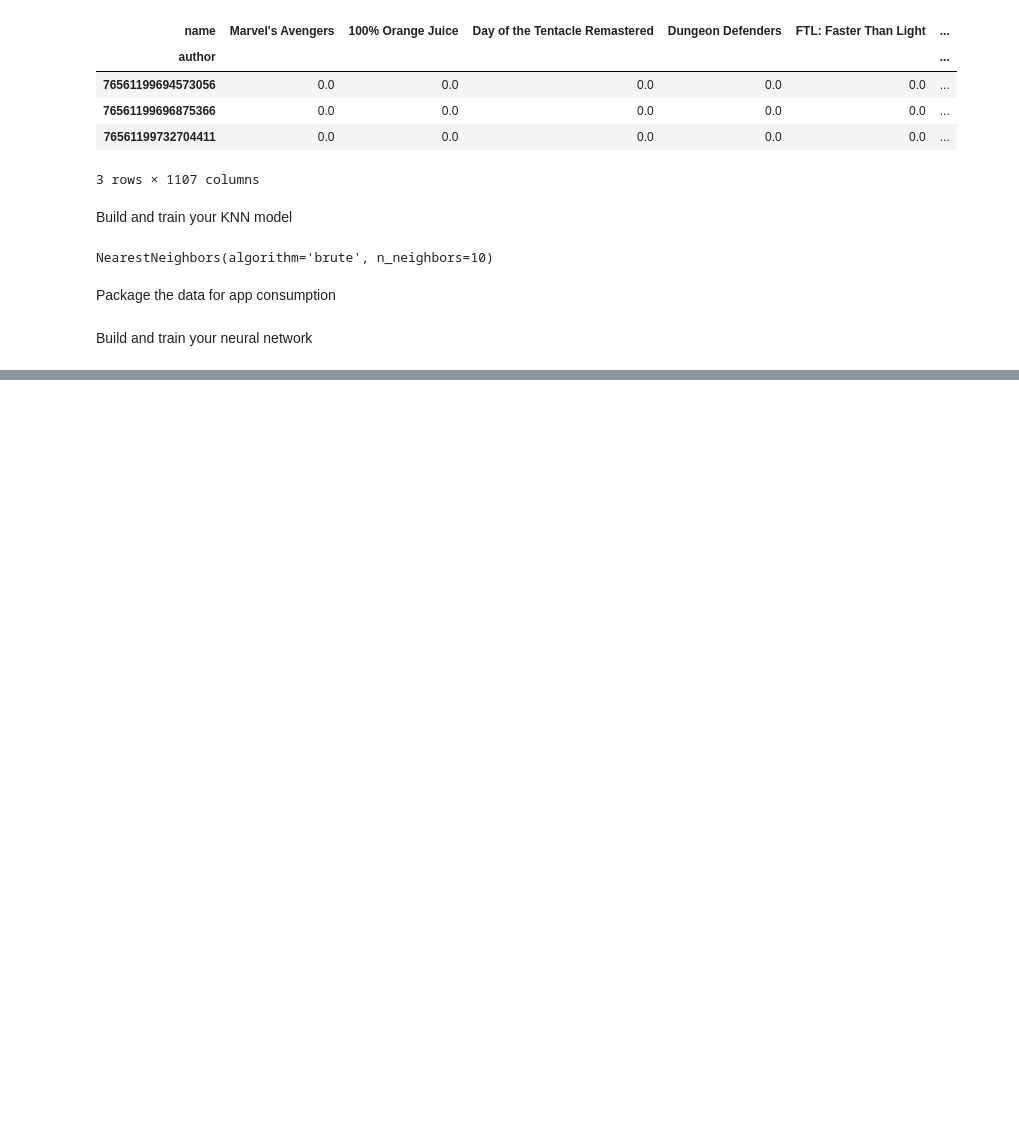
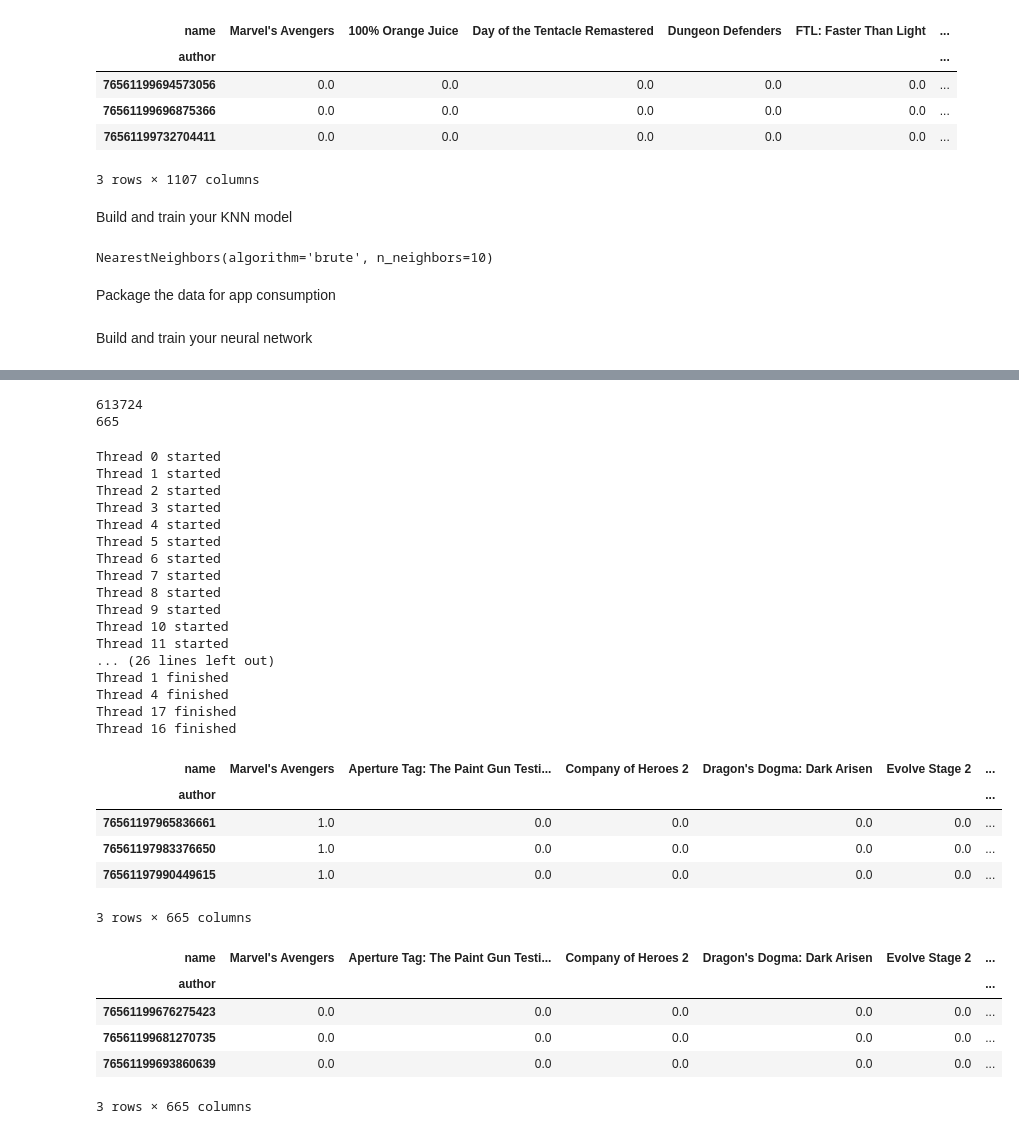
Before and after one commit to heidthecamp/steam_game_recommendation_system, a Jupyter notebook: notebooks/steam_games.ipynb, the cells around one changed output, grey strips where cells are left out. Cells and saved outputs as stored; diff of their text form; code cells hidden in the pictures; blank space fills up the shorter version.

```diff
--- a/notebooks/steam_games.ipynb
+++ b/notebooks/steam_games.ipynb
@@ -433,0 +369,74 @@ Epoch: 0
+# %%
+print(len(filtered_reviews['author'].unique()))
+print(len(filtered_reviews['name'].unique()))
+
+# 1537854
+# 133114
+# 527
+# %% [output]
+613724
+665
+# %%
+import threading
+
+NUM_THREADS = 20
+
+def pivot_reviews(df, results, i):
+    print(f"Thread {i} started")
+    pivot = df.pivot_table(index='author', columns='name', values='recommended').fillna(0)
+    print(f"Thread {i} finished")
+    results.append(pivot)
+    return
+
+def pivot_reviews_threaded(df):
+    threads = []
+    results = []
+    chunk_size = len(df) // NUM_THREADS
+    chunks = [df.iloc[i:i + chunk_size] for i in range(0, len(df), chunk_size)]
+
+    for i, chunk in enumerate(chunks):
+        t = threading.Thread(target=pivot_reviews, args=(chunk, results, i))
+        threads.append(t)
+        t.start()
+
+    for t in threads:
+        t.join()
+
+    # get all the responses from the treads
+
+    return pd.concat([r for r in results]).fillna(0)
+# %%
+game_pivot = pivot_reviews_threaded(filtered_reviews)
+
+display(game_pivot.head(3))
+display(game_pivot.tail(3))
+# %% [output]
+Thread 0 started
+Thread 1 started
+Thread 2 started
+Thread 3 started
+Thread 4 started
+Thread 5 started
+Thread 6 started
+Thread 7 started
+Thread 8 started
+Thread 9 started
+Thread 10 started
+Thread 11 started
+... (26 lines left out)
+Thread 1 finished
+Thread 4 finished
+Thread 17 finished
+Thread 16 finished
+| name | Marvel's Avengers | Aperture Tag: The Paint Gun Testi... | Company of Heroes 2 | Dragon's Dogma: Dark Arisen | Evolve Stage 2 | ... |
+| author |  |  |  |  |  | ... |
+| 76561197965836661 | 1.0 | 0.0 | 0.0 | 0.0 | 0.0 | ... |
+| 76561197983376650 | 1.0 | 0.0 | 0.0 | 0.0 | 0.0 | ... |
+| 76561197990449615 | 1.0 | 0.0 | 0.0 | 0.0 | 0.0 | ... |
+3 rows × 665 columns
+| name | Marvel's Avengers | Aperture Tag: The Paint Gun Testi... | Company of Heroes 2 | Dragon's Dogma: Dark Arisen | Evolve Stage 2 | ... |
+| author |  |  |  |  |  | ... |
+| 76561199676275423 | 0.0 | 0.0 | 0.0 | 0.0 | 0.0 | ... |
+| 76561199681270735 | 0.0 | 0.0 | 0.0 | 0.0 | 0.0 | ... |
+| 76561199693860639 | 0.0 | 0.0 | 0.0 | 0.0 | 0.0 | ... |
+3 rows × 665 columns
```
Also changed, not shown: parts of 13 cells of this notebook.
